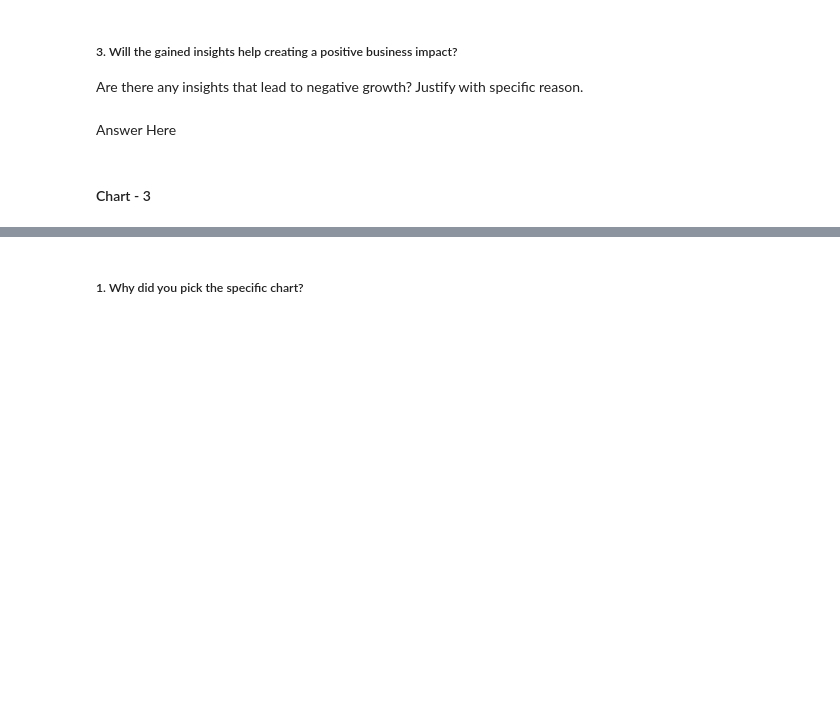
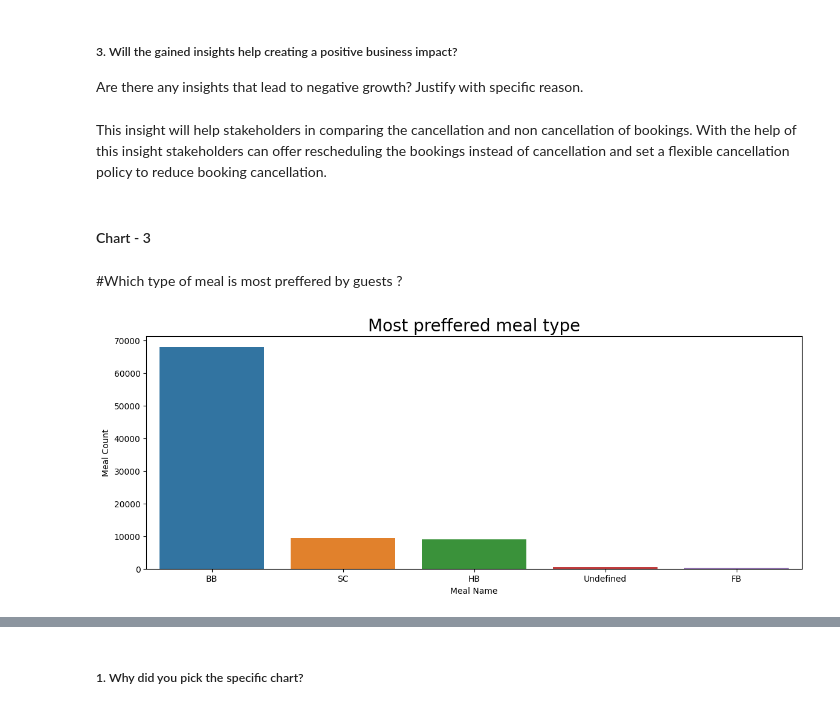
Before and after one commit to khanimrangithu/capstone2-hotel-booking-analysis, a Jupyter notebook: Copy_of_Sample_EDA_Submission_Template.ipynb, the cells around one changed output, grey strips where cells are left out. Saved outputs shown, nothing was run; the diff lists cells and outputs as text; code cells hidden in the pictures; blank space fills up the shorter version.

```diff
--- a/Copy_of_Sample_EDA_Submission_Template.ipynb
+++ b/Copy_of_Sample_EDA_Submission_Template.ipynb
@@ -490,7 +523,7 @@ Answer Here
 # %% [markdown]
 ##### 3. Will the gained insights help creating a positive business impact?
 Are there any insights that lead to negative growth? Justify with specific reason.
-# %% [markdown]
-Answer Here
+# %% [markdown]
+This insight will help stakeholders in comparing the cancellation and non cancellation of bookings. With the help of this insight stakeholders can offer rescheduling the bookings instead of cancellation and set a flexible cancellation policy to reduce booking cancellation.
 # %% [markdown]
 #### Chart - 3
@@ -498,0 +530,21 @@ Answer Here
+# %% [markdown]
+#Which type of meal is most preffered by guests ?
+# %%
+# Chart - 3 visualization code
+
+# Meal types count
+mean_types = hb_df1.meal.value_counts()
+
+# Creating a bar chart for comparing meal types values
+plt.figure(figsize=(14, 5))
+sns.barplot(x=mean_types.index, y=mean_types.values)
+
+# Setting the title and axes
+plt.xlabel("Meal Name")
+plt.ylabel("Meal Count")
+plt.title('Most preffered meal type', fontsize=20)
+
+# Show the plot
+plt.show()
+# %% [output]
+[figure, added]
```
Also changed, not shown: parts of 123 cells of this notebook.
